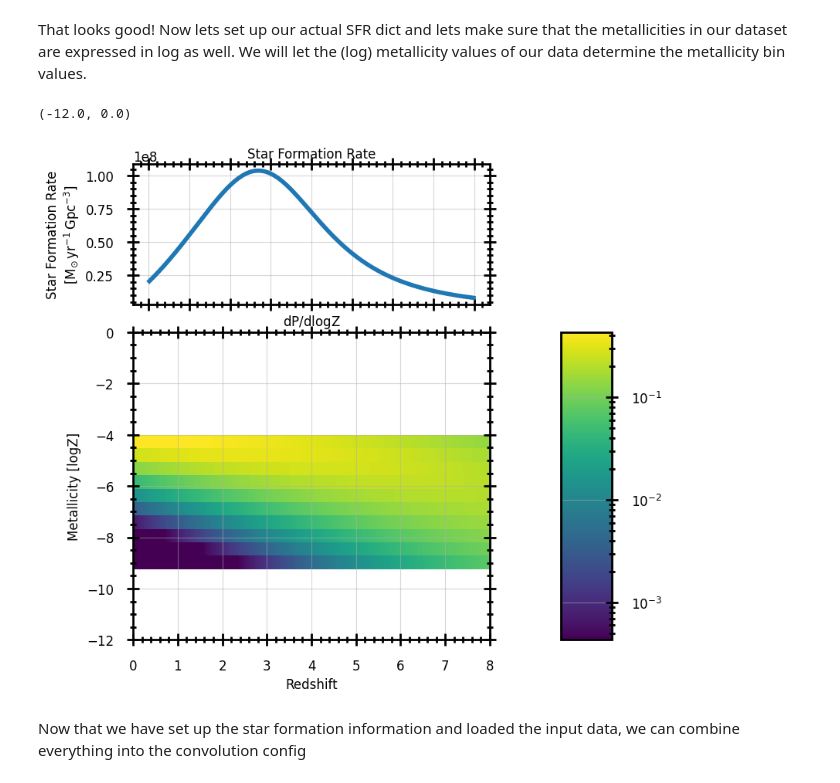
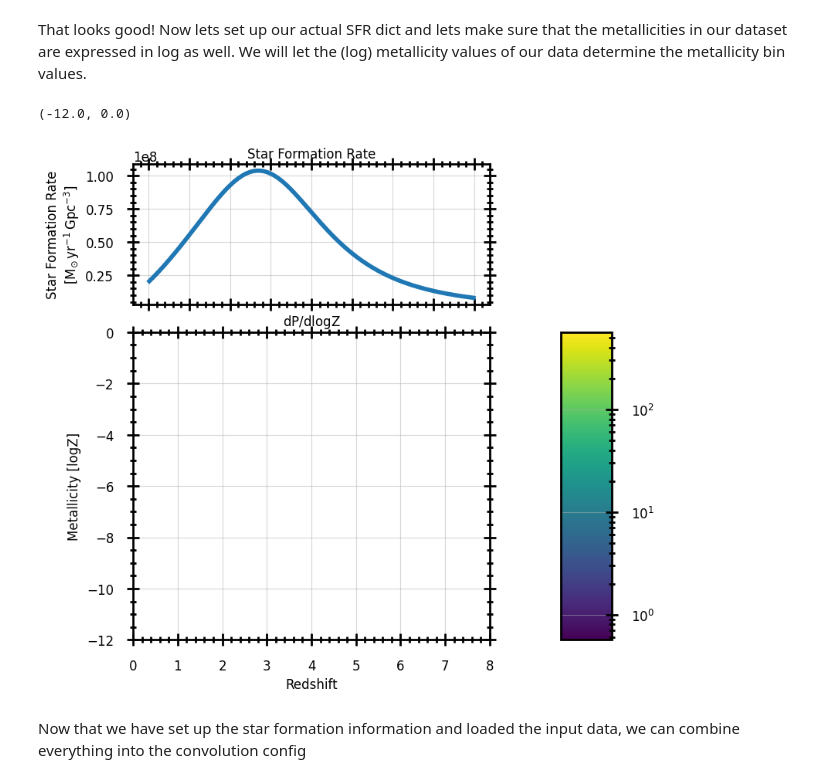
Before and after one commit to FloorBroekgaarden/growl-syntheticstellarpopconvolve, a Jupyter notebook: docs/source/examples/notebook_example_GW_merger_rate_density.ipynb, the cells around one changed output. Saved outputs shown, nothing was run; the diff lists cells and outputs as text; code cells hidden in the pictures.

```diff
--- a/docs/source/examples/notebook_example_GW_merger_rate_density.ipynb
+++ b/docs/source/examples/notebook_example_GW_merger_rate_density.ipynb
@@ -17,39 +17,48 @@ import pkg_resources
 import copy
 import logging
 import h5py
+
 import pandas as pd
 import numpy as np
 import astropy.units as u
 
-from syntheticstellarpopconvolve import convolve
-from syntheticstellarpopconvolve import default_convolution_config
-from syntheticstellarpopconvolve.general_functions import temp_dir
+from syntheticstellarpopconvolve import convolve, default_convolution_config, default_convolution_instruction
+from syntheticstellarpopconvolve.general_functions import temp_dir, generate_boilerplate_outputfile
 
 TMP_DIR = temp_dir("notebooks", "notebook_example_GW_merger_rate_density", clean_path=True)
 VERBOSITY = 0
 
 # The flag below allows the user to run this notebook without the full data or starformation rate.
 FULL_VERSION = os.getenv("EXAMPLE_USECASE_GW_FULL_VERSION", False)
+FULL_VERSION = 0
 # %% [markdown]
 Lets start with loading some data and see which metallicities are present. This data is generated by a grid-based population-synthesis evolution at a series of fixed metallicities.
 
 This package contains a minimized version of the data for this usecase, but if the environment variable `EXAMPLE_DATA_USECASE_GW_FILENAME` points to the full dataset it will use that.
 # %%
+# load filename
 data_filename = os.getenv('EXAMPLE_DATA_USECASE_GW_FILENAME') if FULL_VERSION else None
 example_usecase_GW_events_filename = data_filename if data_filename is not None else pkg_resources.resource_filename(
     "syntheticstellarpopconvolve",
     "example_data/example_data_usecase_gw.h5"
 )
+
+# load data
 example_usecase_GW_events_data = pd.read_hdf(example_usecase_GW_events_filename,  key='data/combined_dataframes')
+
 if data_filename is not None:
     example_usecase_GW_events_data['delay_time_values_in_years'] = example_usecase_GW_events_data['formation_time_values_in_years']+example_usecase_GW_events_data['merger_time_values_in_years']
+if 'delay_time_in_years' in example_usecase_GW_events_data.columns:
+    example_usecase_GW_events_data['delay_time_values_in_years'] = example_usecase_GW_events_data['delay_time_in_years']
+
+# query data
 example_usecase_GW_events_data=example_usecase_GW_events_data.query('stellar_type_1==14 & stellar_type_2==14')
 example_usecase_GW_events_data=example_usecase_GW_events_data.query('comenv_counter==0')
 
 #
-print(example_usecase_GW_events_data.columns)
 log10_metallicity_centers = np.log10(example_usecase_GW_events_data['metallicity'].unique())
-print(log10_metallicity_centers)
 stepsize = np.diff(log10_metallicity_centers)
+
+# TODO: use function
 log10_bin_edges = np.concatenate([log10_metallicity_centers[:-1]-stepsize/2, log10_metallicity_centers[-2:]+stepsize[:2]/2])
 # %% [output]
@@ -128,36 +136,41 @@ redshift_bin_edges = np.linspace(0, 8, 200); redshift_bin_centers = calculate_bi
 
 #
 sfr = starformation_rate_distribution_vanSon2023(redshift_bin_centers).to(u.Msun/u.yr/u.Gpc**3)
 
 #
 dpdlogZ = metallicity_distribution_vanSon2022(
     log_metallicity_centers=log_metallicity_bin_centers,
     redshifts=redshift_bin_centers,
 )
 
+# convert
+metallicity_bin_centers = np.exp(log_metallicity_bin_centers)
+metallicity_bin_edges = np.exp(log_metallicity_bin_edges)
+
+
 sfr_dict = {
     "redshift_bin_edges": redshift_bin_edges,
     "starformation_rate_array": sfr,
-    "metallicity_bin_edges": log_metallicity_bin_edges,
-    "metallicity_distribution_array": dpdlogZ,  # We need to transpose!
+    "metallicity_bin_edges": metallicity_bin_edges,
+    "metallicity_distribution_array": (1/metallicity_bin_centers) * dpdlogZ,  # We need to transpose!
 }
 
 axis_dict = plot_sfr_dict(
     sfr_dict,
     time_type="redshift",
     metallicity_string="logZ",
     metallicity_distribution_multiply_by_metallicity_bin_sizes=False,
     metallicity_distribution_multiply_by_sfr=False,
     metallicity_distribution_scale="log10",
     metallicity_distribution_cmap=copy.copy(plt.cm.viridis),
     return_axis_dict=True,
     figsize=(8,8),
     fontsize=12,
 )
 axis_dict['ax_mssfr'].set_ylim([-12, 0])
 # %% [output]
 (-12.0, 0.0)
-[figure, old version]
+[figure, new version]
 # %% [markdown]
 Now that we have set up the star formation information and loaded the input data, we can combine everything into the convolution config
 # %%
```
Also changed, not shown: parts of 6 cells of this notebook, 7 other files.
